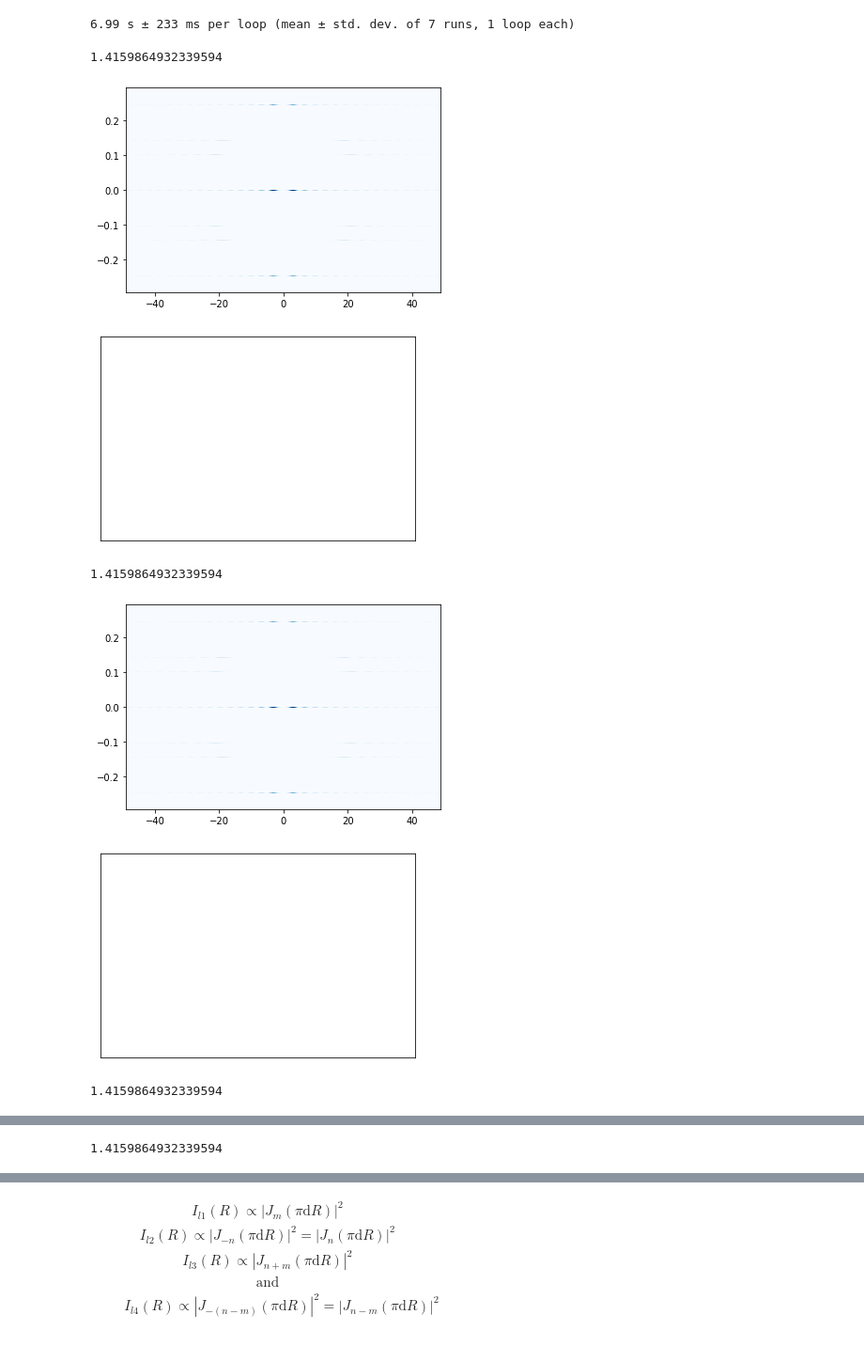
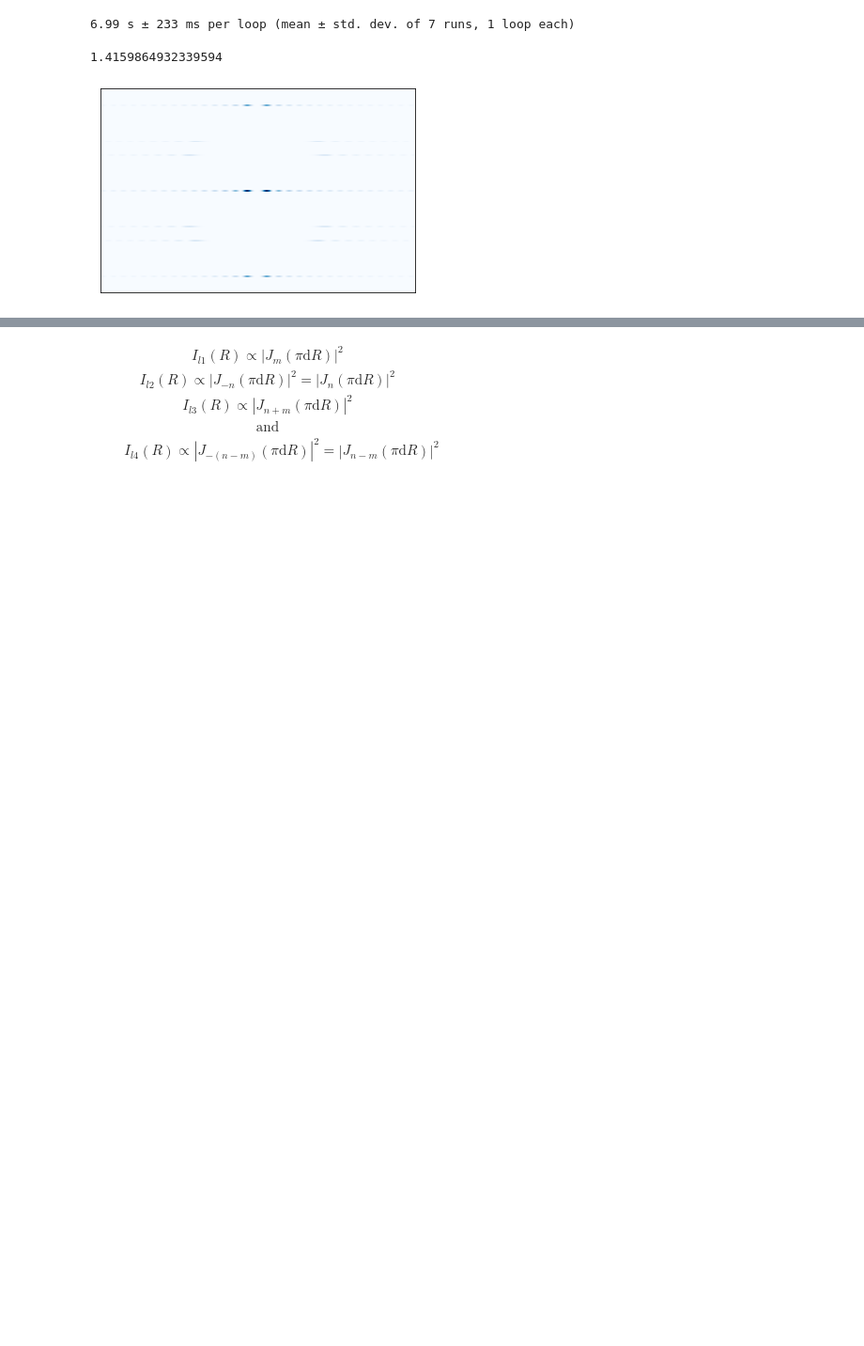
Before and after one commit to davisrbr/nanotubes, a Jupyter notebook: Notebooks/diffractionCNT.ipynb, the cells around one changed output, grey strips where cells are left out. Shown: that part at 94% size. Saved outputs shown, nothing was run; the diff lists cells and outputs as text; code cells hidden in the pictures; blank space fills up the shorter version.

```diff
--- a/Notebooks/diffractionCNT.ipynb
+++ b/Notebooks/diffractionCNT.ipynb
@@ -272,13 +103,12 @@ plt.show()
 [figure]
 6.99 s ± 233 ms per loop (mean ± std. dev. of 7 runs, 1 loop each)
 # %%
-%%timeit
 from functools import reduce
 from numpy import errstate,isneginf,array
 
 
 indices = chiralIndices(17, 2)
-d       = diameter(indices)
+d       = diameter(indices, scale)
 print(d)
 angle = chiralAngle(indices)
 D3 = spacingD3(angle)
@@ -342,36 +172,31 @@ D3spacing_neg = slice(-int(300*D3/diffraction_distance-300)-2,
 y_plot = np.full_like(diffraction_spacing, 0, dtype=np.double)
 y_plot[D3spacing_neg] = 1
 (X,Y) = np.meshgrid(radius_spacing,y_plot)
 l3_mesh_lower = l3(indices, X, Y)
 
 total_mesh = reduce(np.add,
                     (l0_mesh,
                      l1_mesh_upper,l1_mesh_lower,
                      l2_mesh_upper,l2_mesh_lower,
                      l3_mesh_upper, l3_mesh_lower))
 
 # if logarithmic
 # with errstate(divide='ignore'):
 #     log_total_mesh = np.log(total_mesh)
 #     log_total_mesh[isneginf(log_total_mesh)]=0
 
 
 # from numpy import savetxt
 # # save to csv file
 # savetxt('total_mesh.csv', total_mesh, delimiter=',')
 
 plt.pcolormesh(radius_spacing, diffraction_spacing, total_mesh,cmap='Blues')
 # plt.pcolormesh(radius_spacing, diffraction_spacing, log_total_mesh,cmap='Blues')
 
 
 plt.xticks([])
 plt.yticks([])
 plt.show()
 # %% [output]
 1.4159864932339594
-[figure, old version]
+[figure, new version]
-[figure, removed]
-1.4159864932339594
-[figure, removed]
-[figure, removed]
-1.4159864932339594
@@ -380 +202,0 @@ plt.show()
-1.4159864932339594
```
Also changed, not shown: parts of 22 cells of this notebook, 1 other file.
